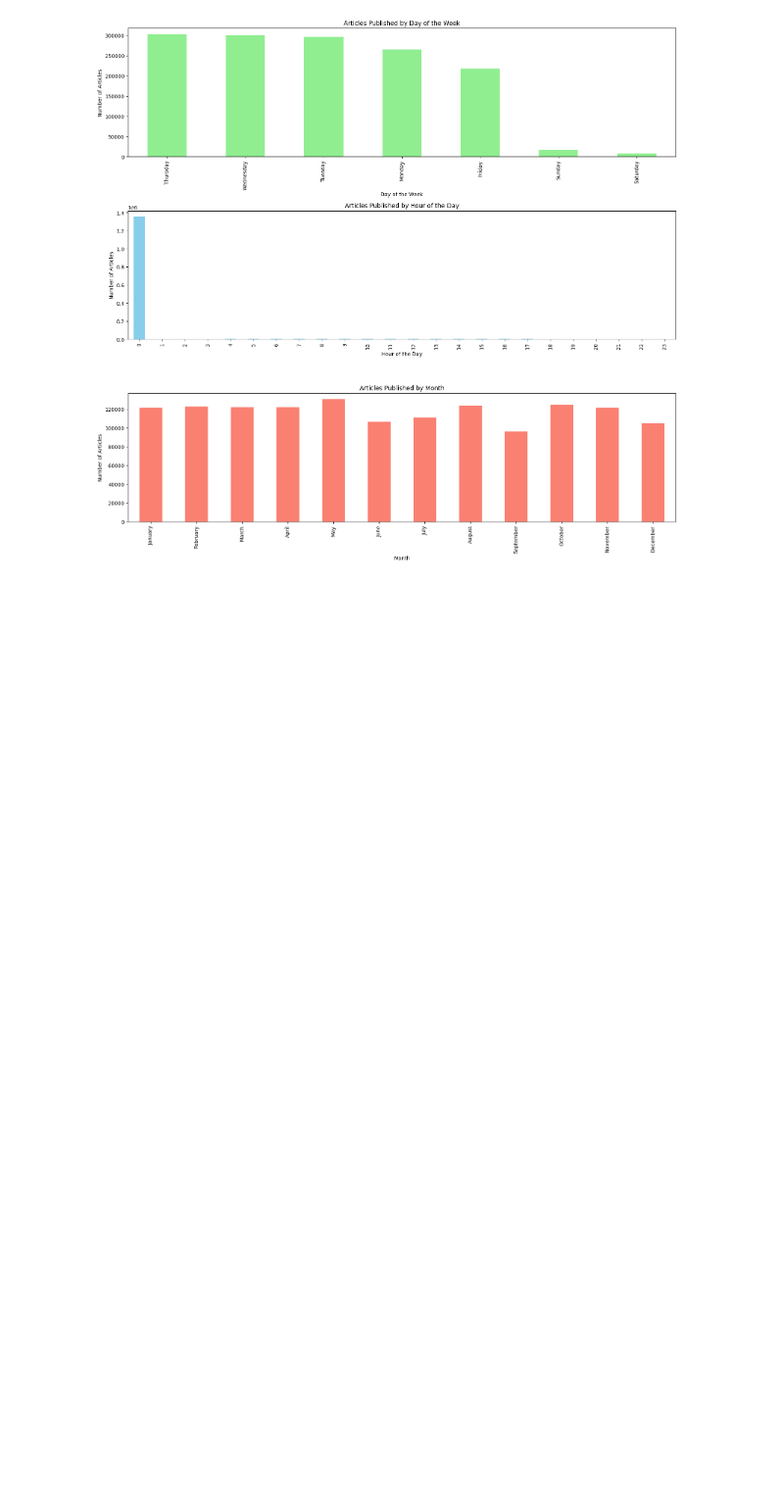
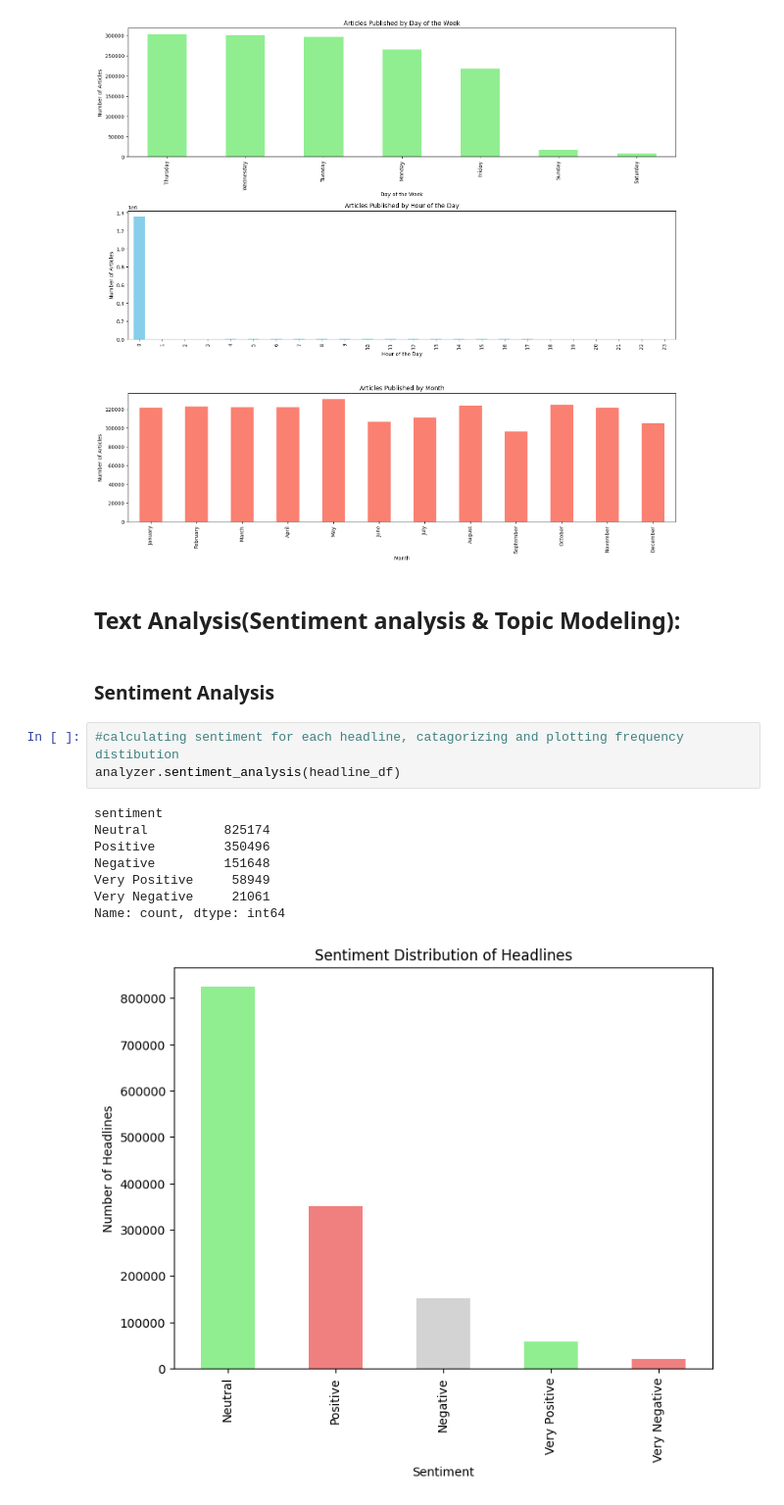
Before and after one commit to NigusK/Stock-Market-News-Sentiment, a Jupyter notebook: notebook/headline_text_analysis.ipynb, the cells around one changed output. Shown at 98% size. Cells and saved outputs as stored; diff of their text form; blank space fills up the shorter version.

Commit message:
Sentiment Analysis of the headlines

```diff
--- a/notebook/headline_text_analysis.ipynb
+++ b/notebook/headline_text_analysis.ipynb
@@ -62,3 +62,19 @@ Name: count, Length: 1034, dtype: int64
 analyzer.publication_freq_plot(headline_df)
 # %% [output]
 [figure]
+# %% [markdown]
+## Text Analysis(Sentiment analysis & Topic Modeling):
+# %% [markdown]
+### Sentiment Analysis
+# %%
+#calculating sentiment for each headline, catagorizing and plotting frequency distibution
+analyzer.sentiment_analysis(headline_df)
+# %% [output]
+sentiment
+Neutral          825174
+Positive         350496
+Negative         151648
+Very Positive     58949
+Very Negative     21061
+Name: count, dtype: int64
+[figure, added]
```
